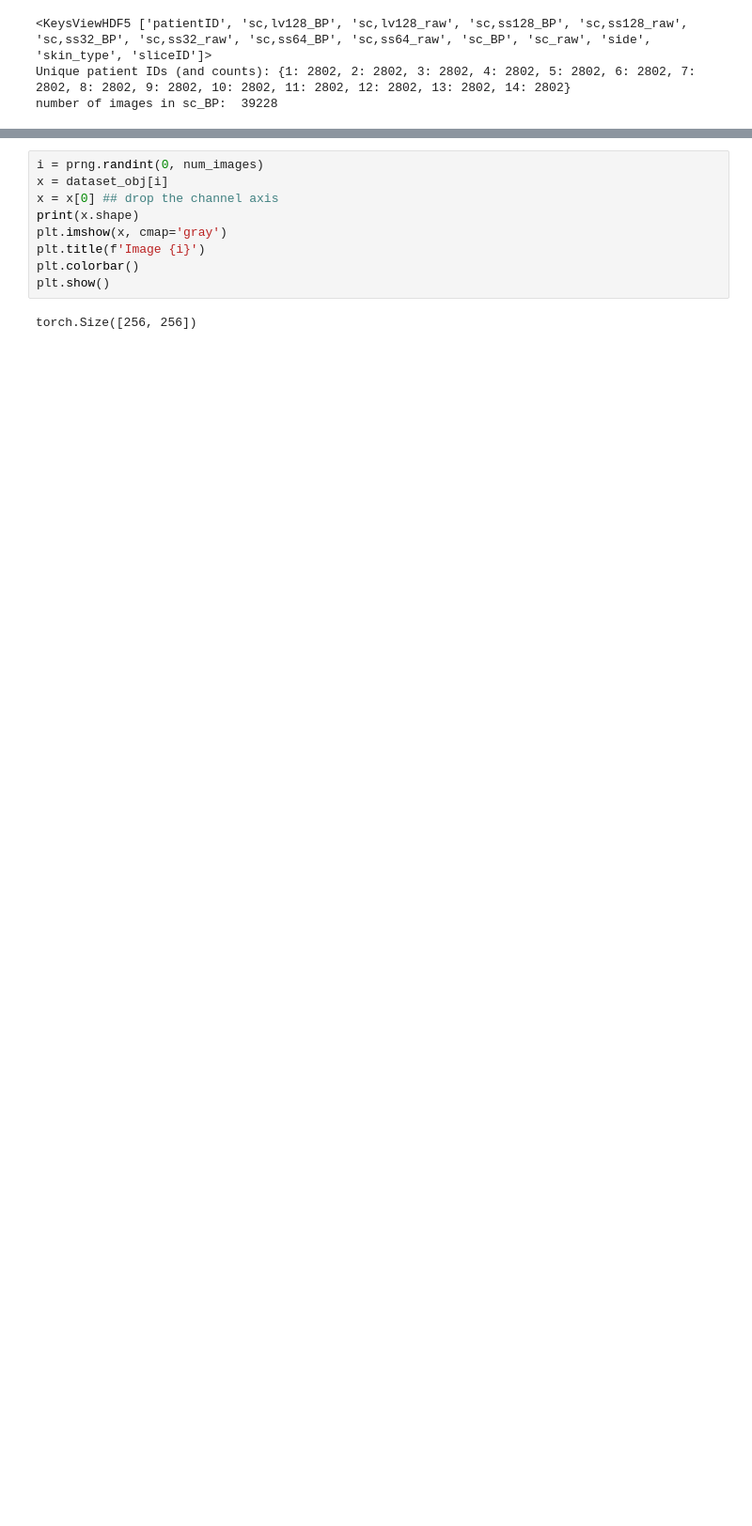
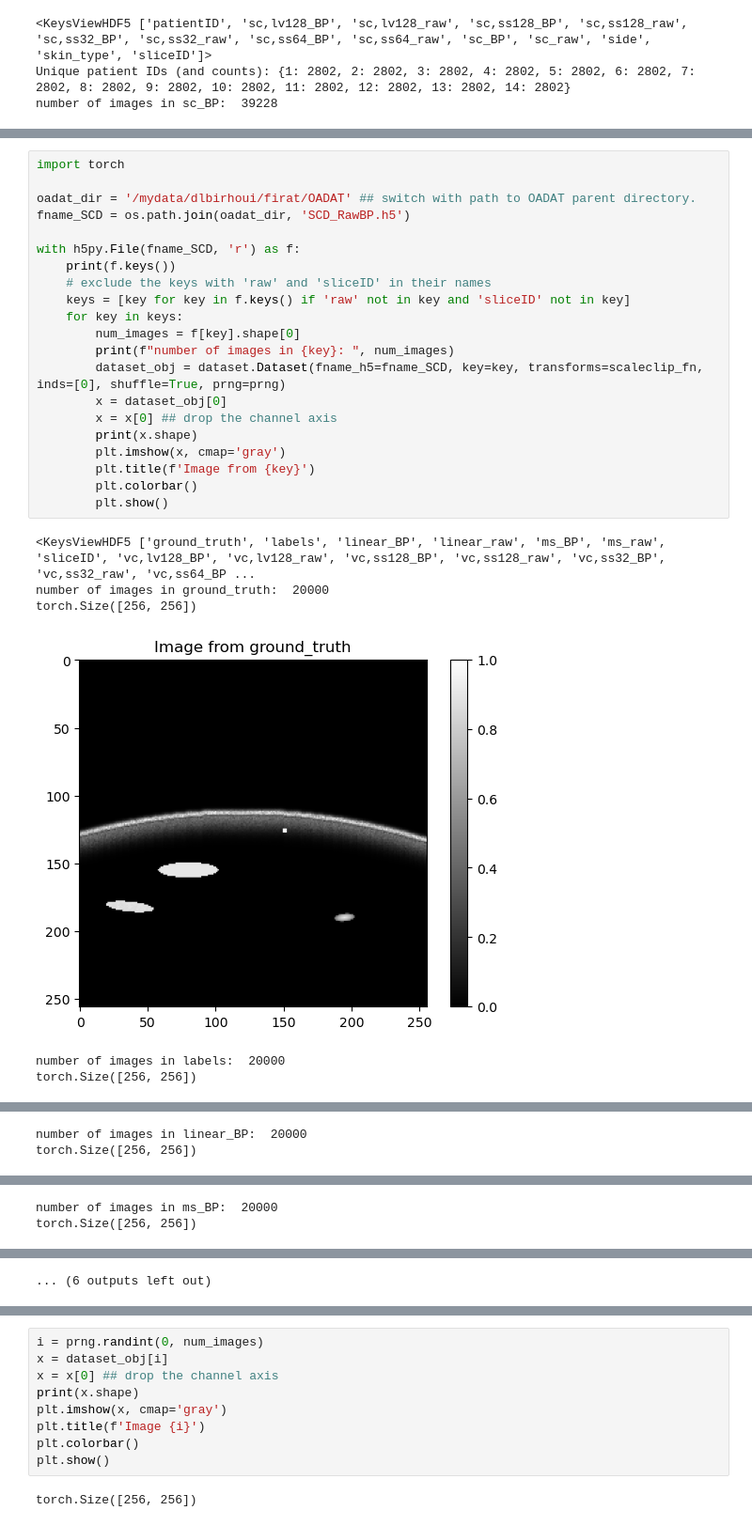
Before and after one commit to chiawenchen/oadat-ldm, a Jupyter notebook: notebooks/diffusioin.ipynb, the cells around one changed output, grey strips where cells are left out. Shown at 94% size. Drawn from its saved outputs; the diff is of its cells as text; blank space fills up the shorter version.

Commit message:
feat: normalize contrast to 0-1, visualize denoised images from SCD data

```diff
--- a/notebooks/diffusioin.ipynb
+++ b/notebooks/diffusioin.ipynb
@@ -55,0 +42,28 @@ number of images in sc_BP:  39228
+# %%
+import torch
+
+oadat_dir = '/mydata/dlbirhoui/firat/OADAT' ## switch with path to OADAT parent directory.
+fname_SCD = os.path.join(oadat_dir, 'SCD_RawBP.h5')
+
+with h5py.File(fname_SCD, 'r') as f:
+    print(f.keys())
+    # exclude the keys with 'raw' and 'sliceID' in their names
+    keys = [key for key in f.keys() if 'raw' not in key and 'sliceID' not in key]
+    for key in keys:
+        num_images = f[key].shape[0]
+        print(f"number of images in {key}: ", num_images)
+        dataset_obj = dataset.Dataset(fname_h5=fname_SCD, key=key, transforms=scaleclip_fn, inds=[0], shuffle=True, prng=prng)
+        x = dataset_obj[0]
+        x = x[0] ## drop the channel axis
+        print(x.shape)
+        plt.imshow(x, cmap='gray')
+        plt.title(f'Image from {key}')
+        plt.colorbar()
+        plt.show()
+# %% [output]
+<KeysViewHDF5 ['ground_truth', 'labels', 'linear_BP', 'linear_raw', 'ms_BP', 'ms_raw', 'sliceID', 'vc,lv128_BP', 'vc,lv128_raw', 'vc,ss128_BP', 'vc,ss128_raw', 'vc,ss32_BP', 'vc,ss32_raw', 'vc,ss64_BP ...
+number of images in ground_truth:  20000
+torch.Size([256, 256])
+[figure, added]
+number of images in labels:  20000
+torch.Size([256, 256])
@@ -55,0 +71,2 @@ number of images in sc_BP:  39228
+number of images in linear_BP:  20000
+torch.Size([256, 256])
@@ -55,0 +74,2 @@ number of images in sc_BP:  39228
+number of images in ms_BP:  20000
+torch.Size([256, 256])
@@ -55,0 +83 @@ number of images in sc_BP:  39228
+... (6 outputs left out)
```
Also changed, not shown: parts of 13 cells of this notebook, 6 other files.
